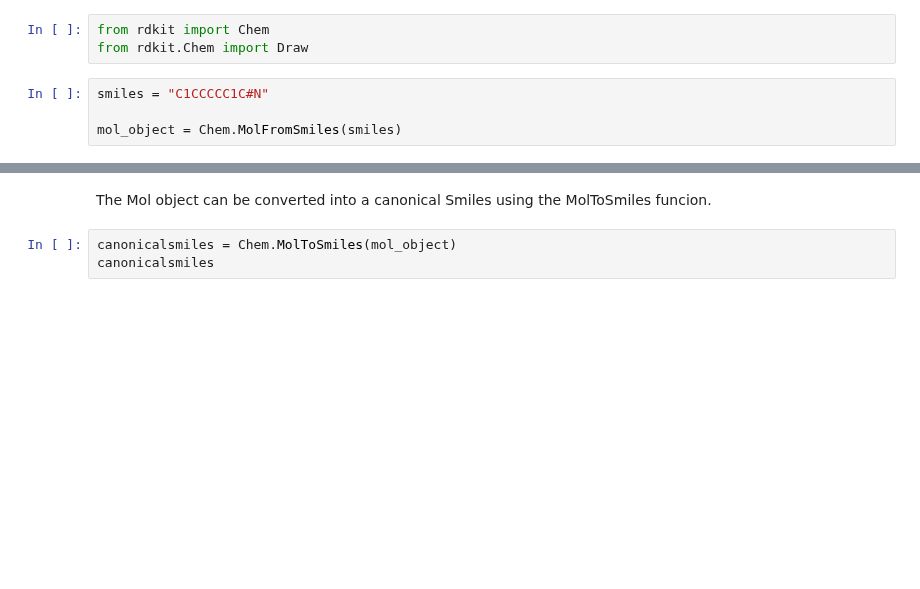
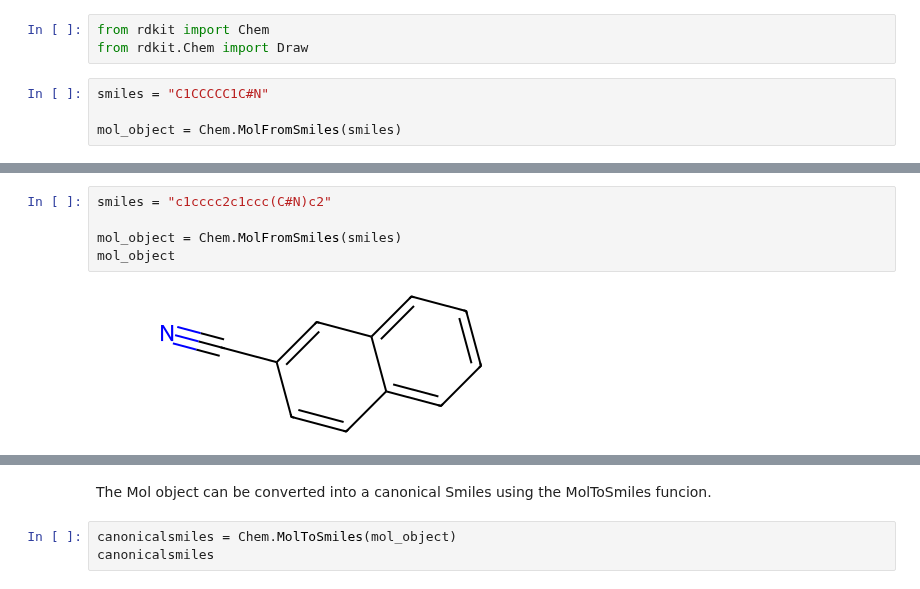
Before and after one commit to shiziyao/ChemicalDataScience103, a Jupyter notebook: lectures/session11/materials/SmilesVisualiser.ipynb, the cells around one changed output, grey strips where cells are left out. Cells and saved outputs as stored; diff of their text form; blank space fills up the shorter version.

Commit message:
Smiles

```diff
--- a/lectures/session11/materials/SmilesVisualiser.ipynb
+++ b/lectures/session11/materials/SmilesVisualiser.ipynb
@@ -13,0 +22,7 @@ mol_object
+# %%
+smiles = "c1cccc2c1ccc(C#N)c2"
+
+mol_object = Chem.MolFromSmiles(smiles)
+mol_object
+# %% [output]
+[figure, added]
```
Also changed, not shown: parts of 9 cells of this notebook, 1 other file.
